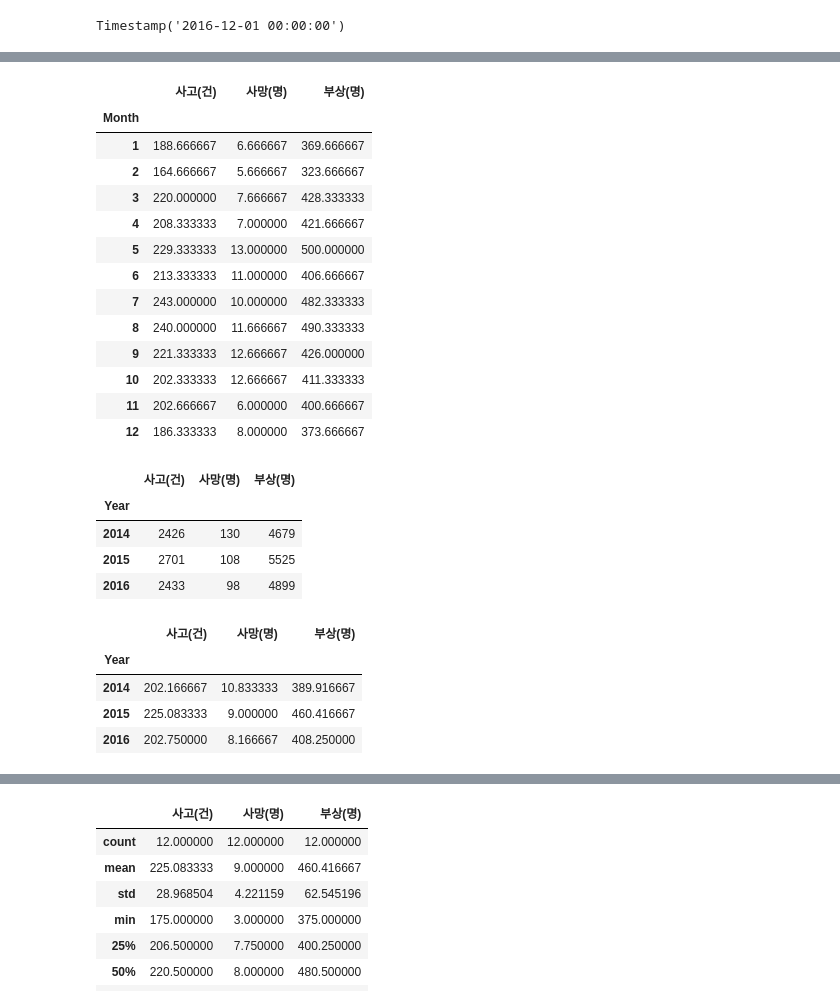
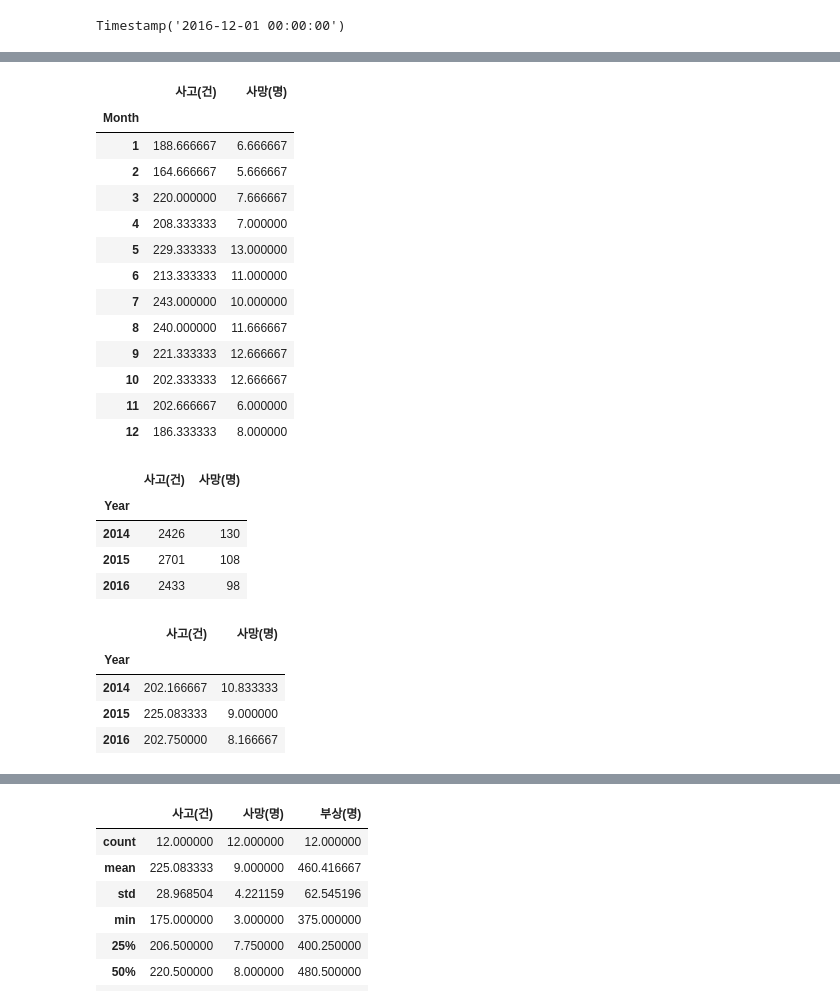
Before and after one commit to dglee6257/Dataprocessing, a Jupyter notebook: 졸음운전데이터분석.ipynb, the cells around one changed output, grey strips where cells are left out. Saved outputs shown, nothing was run; the diff lists cells and outputs as text; code cells hidden in the pictures.

```diff
--- a/졸음운전데이터분석.ipynb
+++ b/졸음운전데이터분석.ipynb
@@ -0,0 +1,9 @@
+# %%
+DATA_LOCAL = False
+
+if DATA_LOCAL == True:
+    data_folder = "D:/datatest"
+else:
+    data_folder = "https://raw.githubusercontent.com/dglee6257/Dataprocessing/main/datatest/"
+
+data_folder
@@ -233,9 +245,9 @@ scores
 | 8 | 9 | 1 | 81 | 72 | 75 | 228 | 76.000000 |
 | 9 | 10 | 4 | 95 | 92 | 72 | 259 | 86.333333 |
 # %%
-data1 = pd.read_csv("D:/datatest/2014.csv", encoding="euc-kr")
-data2 = pd.read_csv("D:/datatest/2015.csv", encoding="euc-kr")
-data3 = pd.read_csv("D:/datatest/2016.csv", encoding="euc-kr")
+data1 = pd.read_csv(os.path.join(data_folder, "2014.csv"))
+data2 = pd.read_csv(os.path.join(data_folder, "2015.csv"))
+data3 = pd.read_csv(os.path.join(data_folder, "2016.csv"))
 data = pd.concat([data1, data2, data3], axis=1)
 data
 # %% [output]
@@ -255,2 +267,3 @@ data
 # %%
-data1 = pd.read_csv("D:/datatest/2014.csv", encoding="euc-kr")
+data2 = pd.read_csv("D:/datatest/2014.csv", encoding="euc-kr")
+data1
@@ -451,48 +462,48 @@ Index(['사고(건)', '사망(명)', '부상(명)'], dtype='object')
 # %%
 #2014년부터 3년동안의 월별 평균
 (
     data4.groupby('Month')[d_column]
-    .agg('mean')
+    .agg('mean', numeric_only=True)
 )
 # %% [output]
-|  | 사고(건) | 사망(명) | 부상(명) |
-| Month |  |  |  |
-| 1 | 188.666667 | 6.666667 | 369.666667 |
-| 2 | 164.666667 | 5.666667 | 323.666667 |
-| 3 | 220.000000 | 7.666667 | 428.333333 |
-| 4 | 208.333333 | 7.000000 | 421.666667 |
-| 5 | 229.333333 | 13.000000 | 500.000000 |
-| 6 | 213.333333 | 11.000000 | 406.666667 |
-| 7 | 243.000000 | 10.000000 | 482.333333 |
-| 8 | 240.000000 | 11.666667 | 490.333333 |
-| 9 | 221.333333 | 12.666667 | 426.000000 |
-| 10 | 202.333333 | 12.666667 | 411.333333 |
-| 11 | 202.666667 | 6.000000 | 400.666667 |
-| 12 | 186.333333 | 8.000000 | 373.666667 |
+|  | 사고(건) | 사망(명) |
+| Month |  |  |
+| 1 | 188.666667 | 6.666667 |
+| 2 | 164.666667 | 5.666667 |
+| 3 | 220.000000 | 7.666667 |
+| 4 | 208.333333 | 7.000000 |
+| 5 | 229.333333 | 13.000000 |
+| 6 | 213.333333 | 11.000000 |
+| 7 | 243.000000 | 10.000000 |
+| 8 | 240.000000 | 11.666667 |
+| 9 | 221.333333 | 12.666667 |
+| 10 | 202.333333 | 12.666667 |
+| 11 | 202.666667 | 6.000000 |
+| 12 | 186.333333 | 8.000000 |
 # %%
 #2014년부터 3년동안의 연별 합계
 (
     data4.groupby('Year')[d_column]
-    .agg('sum')
+    .agg('sum', numeric_only=True)
 )
 # %% [output]
-|  | 사고(건) | 사망(명) | 부상(명) |
-| Year |  |  |  |
-| 2014 | 2426 | 130 | 4679 |
-| 2015 | 2701 | 108 | 5525 |
-| 2016 | 2433 | 98 | 4899 |
+|  | 사고(건) | 사망(명) |
+| Year |  |  |
+| 2014 | 2426 | 130 |
+| 2015 | 2701 | 108 |
+| 2016 | 2433 | 98 |
 # %%
 #2014년부터 3년동안의 연별 평균
 (
     data4.groupby('Year')[d_column]
-    .agg('mean')
+    .agg('mean', numeric_only=True)
 )
 # %% [output]
-|  | 사고(건) | 사망(명) | 부상(명) |
-| Year |  |  |  |
-| 2014 | 202.166667 | 10.833333 | 389.916667 |
-| 2015 | 225.083333 | 9.000000 | 460.416667 |
-| 2016 | 202.750000 | 8.166667 | 408.250000 |
+|  | 사고(건) | 사망(명) |
+| Year |  |  |
+| 2014 | 202.166667 | 10.833333 |
+| 2015 | 225.083333 | 9.000000 |
+| 2016 | 202.750000 | 8.166667 |
 # %%
 #2014년 통계량
 data1.describe()
```
Also changed, not shown: parts of 13 cells of this notebook, 1 other file.
